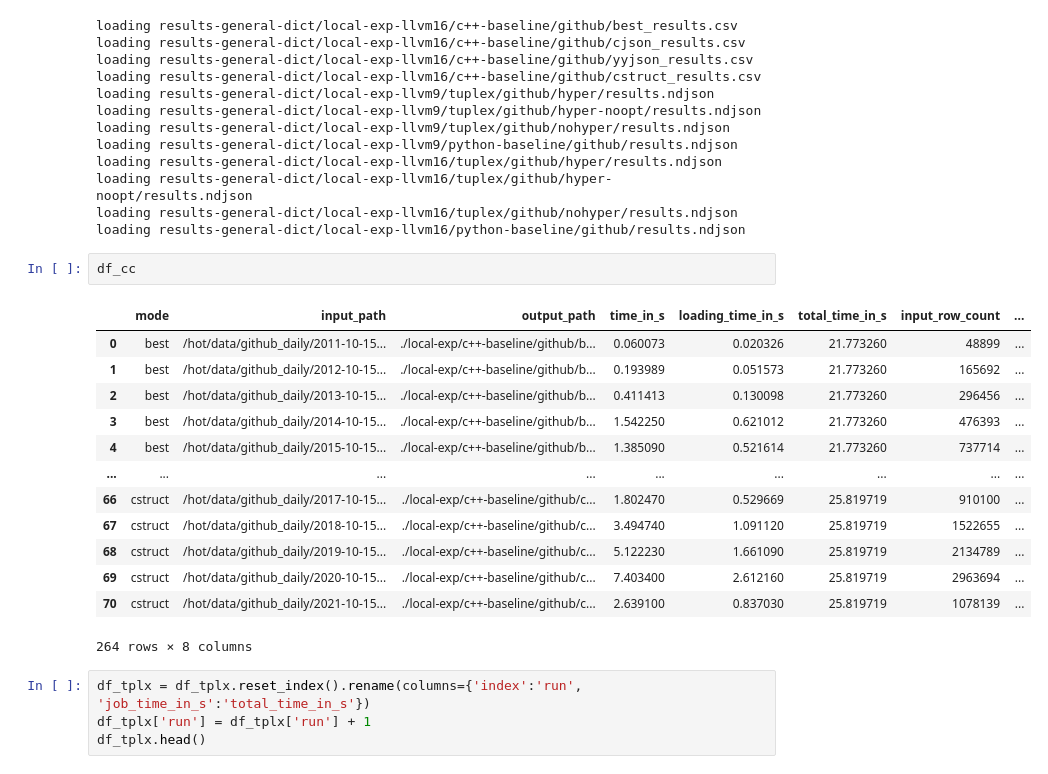
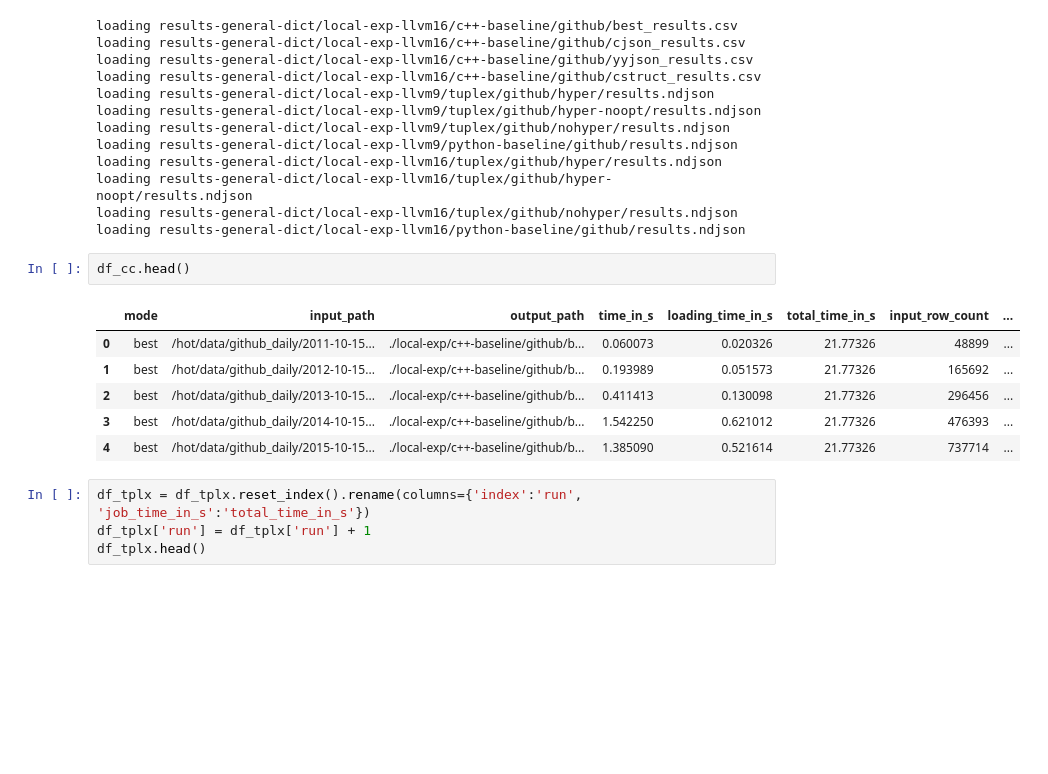
Before and after one commit to LeonhardFS/tuplex-public, a Jupyter notebook: benchmarks/nextconf/hyperspecialization/notebooks/01_Github_Analysis.ipynb, the cells around one changed output. Drawn from its saved outputs; the diff is of its cells as text; blank space fills up the shorter version.

```diff
--- a/benchmarks/nextconf/hyperspecialization/notebooks/01_Github_Analysis.ipynb
+++ b/benchmarks/nextconf/hyperspecialization/notebooks/01_Github_Analysis.ipynb
@@ -83,21 +91,14 @@ loading results-general-dict/local-exp-llvm16/tuplex/github/hyper-noopt/results.
 loading results-general-dict/local-exp-llvm16/tuplex/github/nohyper/results.ndjson
 loading results-general-dict/local-exp-llvm16/python-baseline/github/results.ndjson
 # %%
-df_cc
+df_cc.head()
 # %% [output]
 |  | mode | input_path | output_path | time_in_s | loading_time_in_s | total_time_in_s | input_row_count | ... |
-| 0 | best | /hot/data/github_daily/2011-10-15... | ./local-exp/c++-baseline/github/b... | 0.060073 | 0.020326 | 21.773260 | 48899 | ... |
-| 1 | best | /hot/data/github_daily/2012-10-15... | ./local-exp/c++-baseline/github/b... | 0.193989 | 0.051573 | 21.773260 | 165692 | ... |
-| 2 | best | /hot/data/github_daily/2013-10-15... | ./local-exp/c++-baseline/github/b... | 0.411413 | 0.130098 | 21.773260 | 296456 | ... |
-| 3 | best | /hot/data/github_daily/2014-10-15... | ./local-exp/c++-baseline/github/b... | 1.542250 | 0.621012 | 21.773260 | 476393 | ... |
-| 4 | best | /hot/data/github_daily/2015-10-15... | ./local-exp/c++-baseline/github/b... | 1.385090 | 0.521614 | 21.773260 | 737714 | ... |
-| ... | ... | ... | ... | ... | ... | ... | ... | ... |
-| 66 | cstruct | /hot/data/github_daily/2017-10-15... | ./local-exp/c++-baseline/github/c... | 1.802470 | 0.529669 | 25.819719 | 910100 | ... |
-| 67 | cstruct | /hot/data/github_daily/2018-10-15... | ./local-exp/c++-baseline/github/c... | 3.494740 | 1.091120 | 25.819719 | 1522655 | ... |
-| 68 | cstruct | /hot/data/github_daily/2019-10-15... | ./local-exp/c++-baseline/github/c... | 5.122230 | 1.661090 | 25.819719 | 2134789 | ... |
-| 69 | cstruct | /hot/data/github_daily/2020-10-15... | ./local-exp/c++-baseline/github/c... | 7.403400 | 2.612160 | 25.819719 | 2963694 | ... |
-| 70 | cstruct | /hot/data/github_daily/2021-10-15... | ./local-exp/c++-baseline/github/c... | 2.639100 | 0.837030 | 25.819719 | 1078139 | ... |
+| 0 | best | /hot/data/github_daily/2011-10-15... | ./local-exp/c++-baseline/github/b... | 0.060073 | 0.020326 | 21.77326 | 48899 | ... |
+| 1 | best | /hot/data/github_daily/2012-10-15... | ./local-exp/c++-baseline/github/b... | 0.193989 | 0.051573 | 21.77326 | 165692 | ... |
+| 2 | best | /hot/data/github_daily/2013-10-15... | ./local-exp/c++-baseline/github/b... | 0.411413 | 0.130098 | 21.77326 | 296456 | ... |
+| 3 | best | /hot/data/github_daily/2014-10-15... | ./local-exp/c++-baseline/github/b... | 1.542250 | 0.621012 | 21.77326 | 476393 | ... |
+| 4 | best | /hot/data/github_daily/2015-10-15... | ./local-exp/c++-baseline/github/b... | 1.385090 | 0.521614 | 21.77326 | 737714 | ... |
-264 rows × 8 columns
 # %%
 df_tplx = df_tplx.reset_index().rename(columns={'index':'run', 'job_time_in_s':'total_time_in_s'})
 df_tplx['run'] = df_tplx['run'] + 1
```
Also changed, not shown: parts of 24 cells of this notebook.
